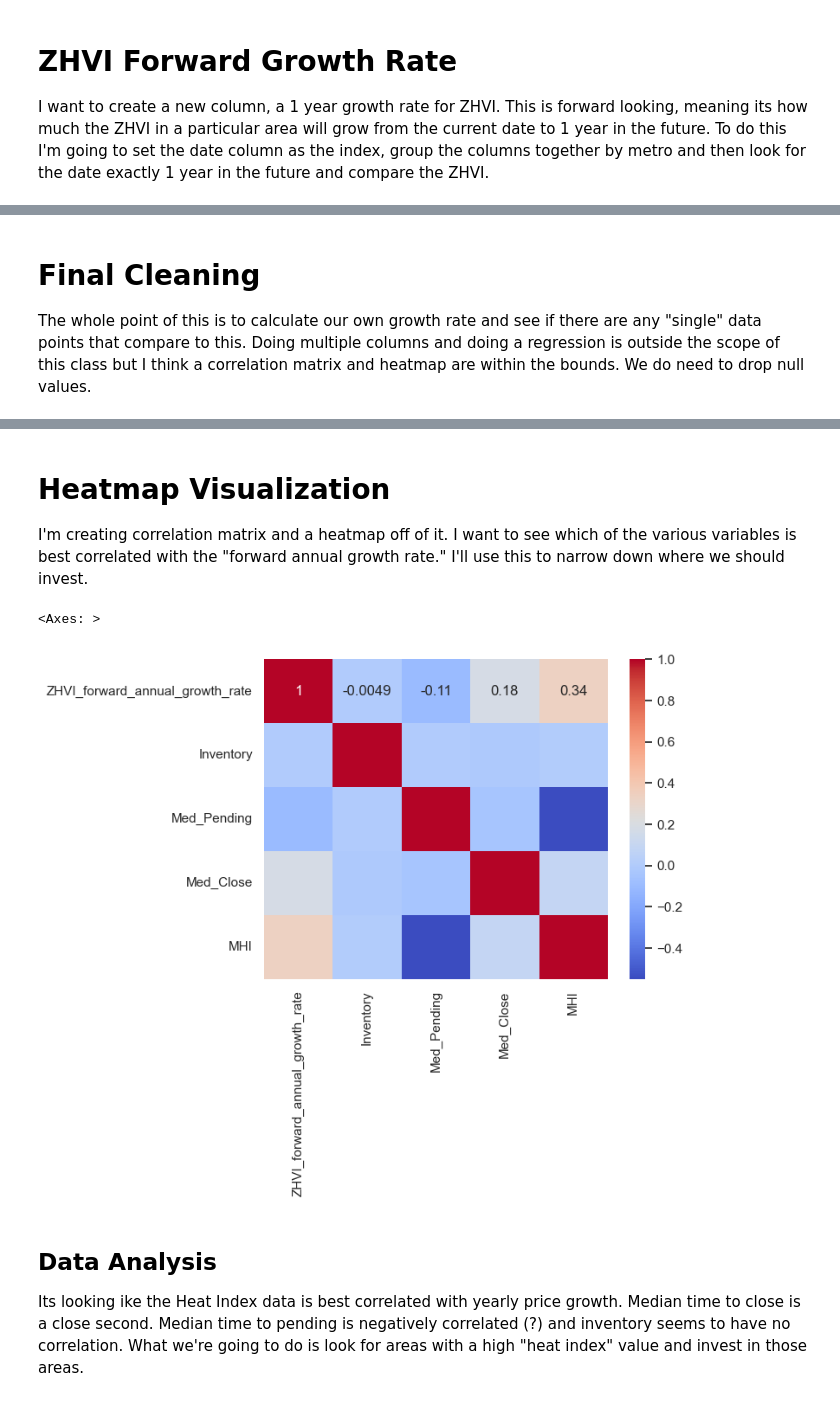
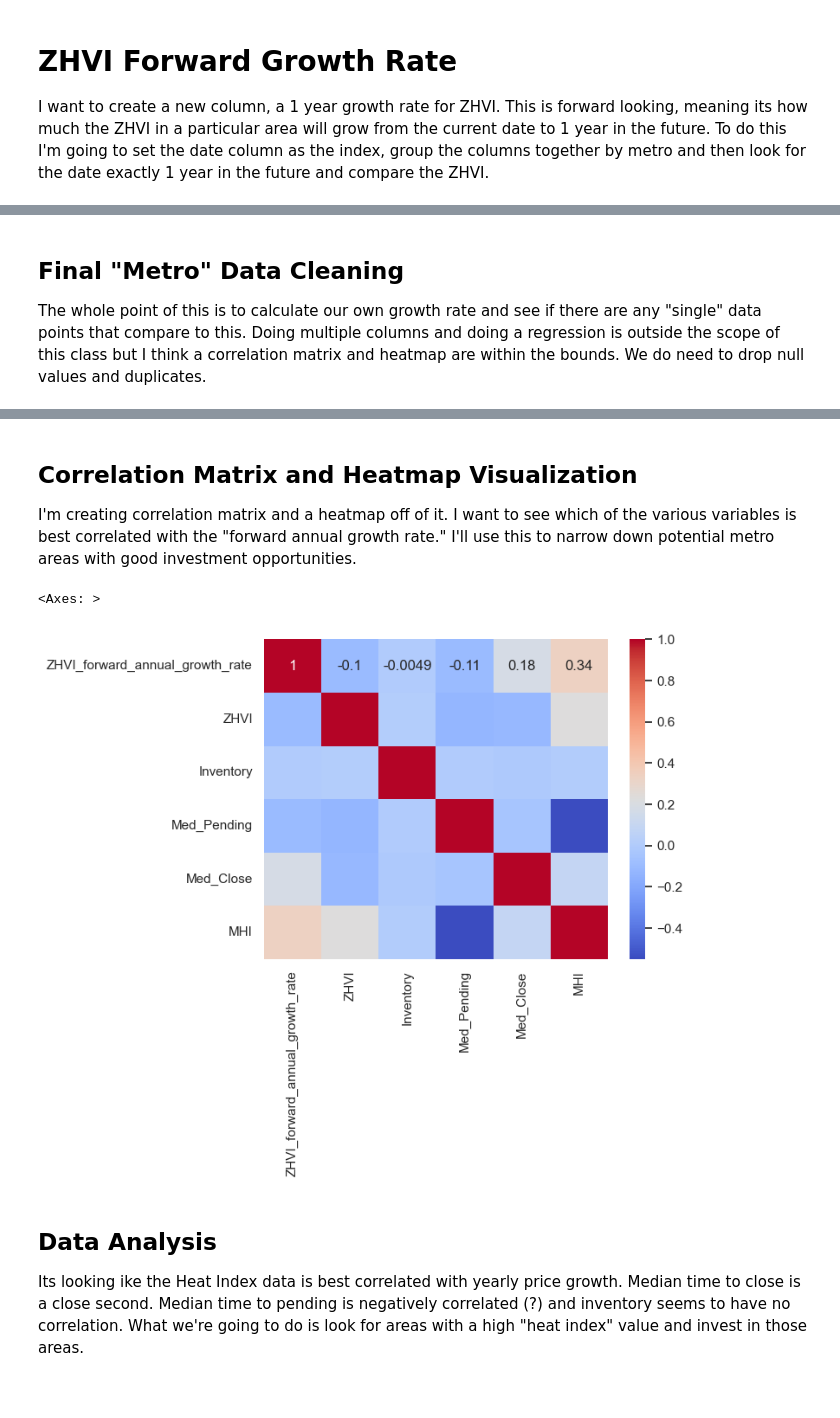
Before and after one commit to YaroslawBagriy/SEIS-631-Final-Project, a Jupyter notebook: Question 3/Question 3.ipynb, the cells around one changed output, grey strips where cells are left out. Cells and saved outputs as stored; diff of their text form; code cells hidden in the pictures.

```diff
--- a/Question 3/Question 3.ipynb
+++ b/Question 3/Question 3.ipynb
@@ -344,10 +175,11 @@ None
 | 2018-03-31 | Adrian, MI | 143,294.71 | 400.00 | 45.00 | 30.00 | 48.00 | 4.27 |
 | 2018-03-31 | Akron, OH | 137,531.47 | 3,198.00 | 50.00 | 22.00 | 42.00 | 6.15 |
 # %% [markdown]
-# Final Cleaning
-The whole point of this is to calculate our own growth rate and see if there are any "single" data points that compare to this. Doing multiple columns and doing a regression is outside the scope of this class but I think a correlation matrix and heatmap are within the bounds. We do need to drop null values.
+## Final "Metro" Data Cleaning
+The whole point of this is to calculate our own growth rate and see if there are any "single" data points that compare to this. Doing multiple columns and doing a regression is outside the scope of this class but I think a correlation matrix and heatmap are within the bounds. We do need to drop null values and duplicates.
 # %%
 df_final2.dropna(how='any', inplace=True)
+df_final2.drop_duplicates(inplace=True)
 print(df_final2.shape)
 print(df_final2.info())
 df_final2.head()
@@ -376,17 +208,17 @@ None
 | 2018-03-31 | Akron, OH | 137,531.47 | 3,198.00 | 50.00 | 22.00 | 42.00 | 6.15 |
 | 2018-03-31 | Albany, NY | 217,803.28 | 2,515.00 | 52.00 | 45.00 | 51.00 | 4.01 |
 # %% [markdown]
-# Heatmap Visualization
+## Correlation Matrix and Heatmap Visualization
 
-I'm creating correlation matrix and a heatmap off of it. I want to see which of the various variables is best correlated with the "forward annual growth rate." I'll use this to narrow down where we should invest.
+I'm creating correlation matrix and a heatmap off of it. I want to see which of the various variables is best correlated with the "forward annual growth rate." I'll use this to narrow down potential metro areas with good investment opportunities.
 # %%
 import seaborn as sns
-df_final3_heat = df_final2[['ZHVI_forward_annual_growth_rate', 'Inventory', 'Med_Pending', 'Med_Close', 'MHI']]
+df_final3_heat = df_final2[['ZHVI_forward_annual_growth_rate', 'ZHVI', 'Inventory', 'Med_Pending', 'Med_Close', 'MHI']]
 correlation_matrix = df_final3_heat.corr()
 sns.heatmap(correlation_matrix, annot=True, cmap='coolwarm')
 # %% [output]
 <Axes: >
-[figure, old version]
+[figure, new version]
 # %% [markdown]
 ## Data Analysis
 
```
Also changed, not shown: parts of 39 cells of this notebook.
